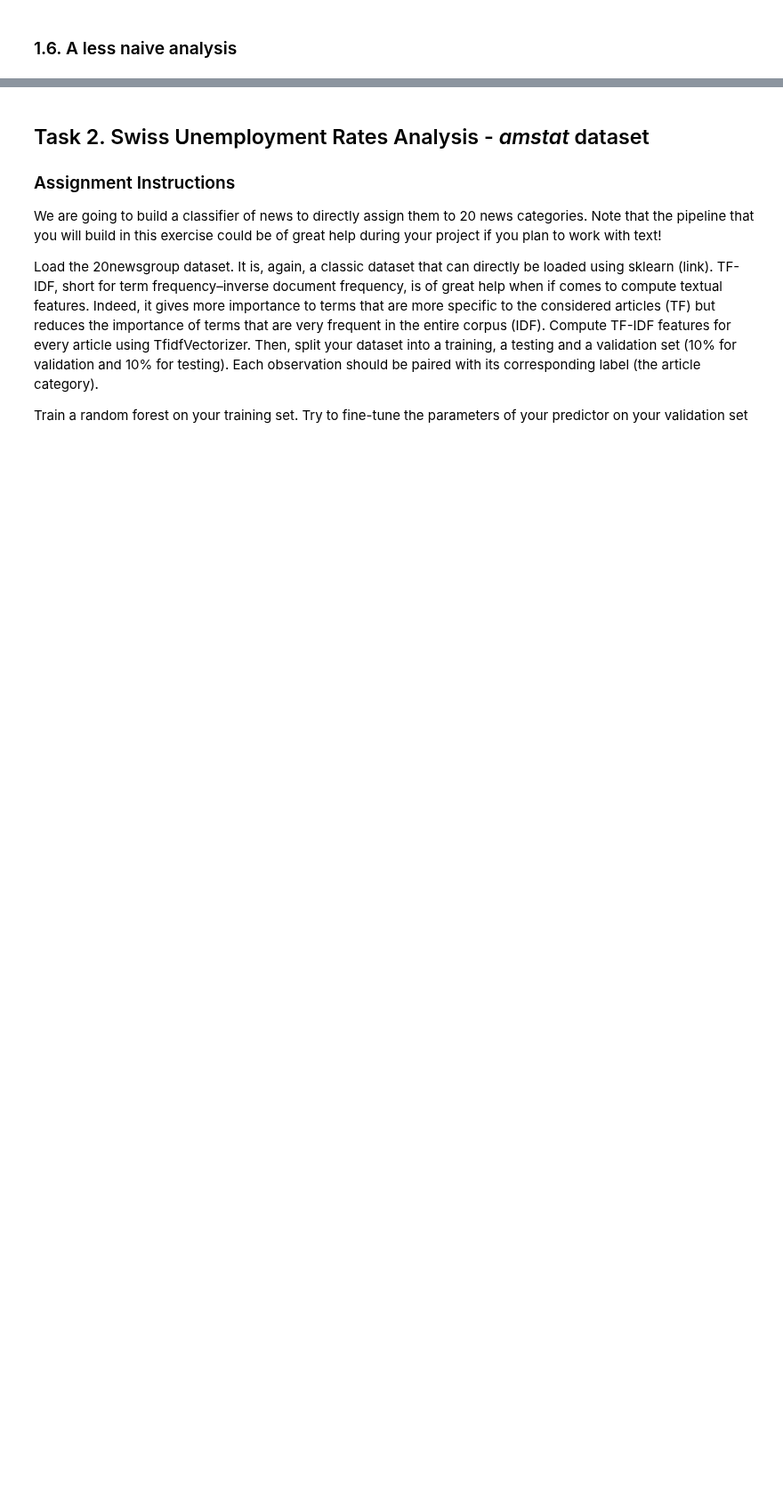
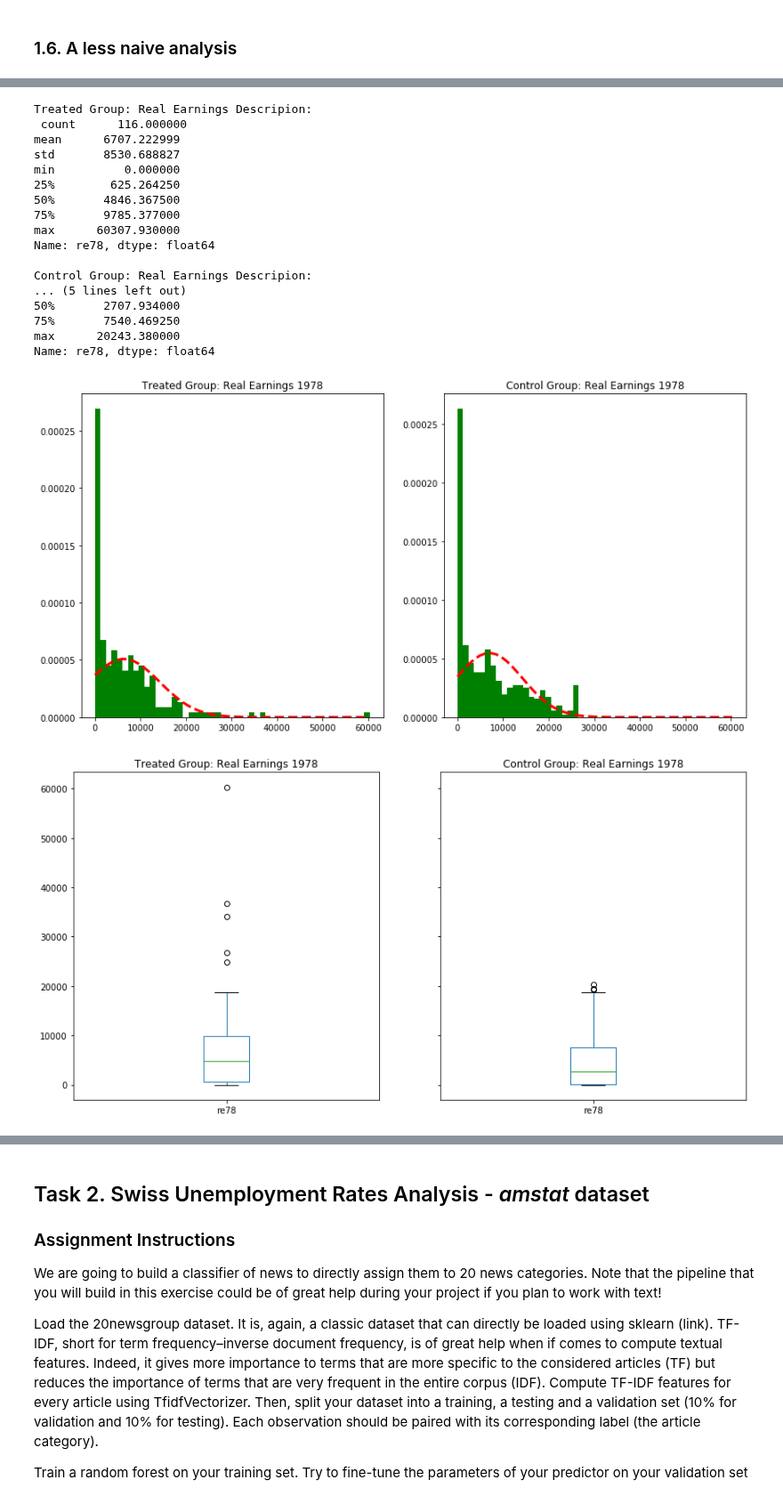
Before and after one commit to KhalilMrini/Revisiting-Arab-Spring, a Jupyter notebook: 04 - Applied ML/Homework4.ipynb, the cells around one changed output, grey strips where cells are left out. Shown at 89% size. Cells and saved outputs as stored; diff of their text form; code cells hidden in the pictures; blank space fills up the shorter version.

```diff
--- a/04 - Applied ML/Homework4.ipynb
+++ b/04 - Applied ML/Homework4.ipynb
@@ -609,0 +603,28 @@ TO THINK ABOUT: WHICH FACTORS CAN INFLUENCE ONE GROUP INSTEAD OF THE OTHER? IS T
+# %%
+#plots
+plot_distribution(['re78'],'Treated Group: Real Earnings 1978', 'Control Group: Real Earnings 1978')
+plot_box(treated, matched_control_balanced, 're78', 'Real Earnings 1978')
+
+#values
+print('Treated Group: Real Earnings Descripion: \n', treated.re78.describe(),'\n')
+print('Control Group: Real Earnings Descripion: \n', matched_control_balanced.re78.describe())
+# %% [output]
+Treated Group: Real Earnings Descripion:
+ count      116.000000
+mean      6707.222999
+std       8530.688827
+min          0.000000
+25%        625.264250
+50%       4846.367500
+75%       9785.377000
+max      60307.930000
+Name: re78, dtype: float64
+
+Control Group: Real Earnings Descripion:
+... (5 lines left out)
+50%       2707.934000
+75%       7540.469250
+max      20243.380000
+Name: re78, dtype: float64
+[figure, added]
+[figure, added]
```
Also changed, not shown: parts of 27 cells of this notebook.
